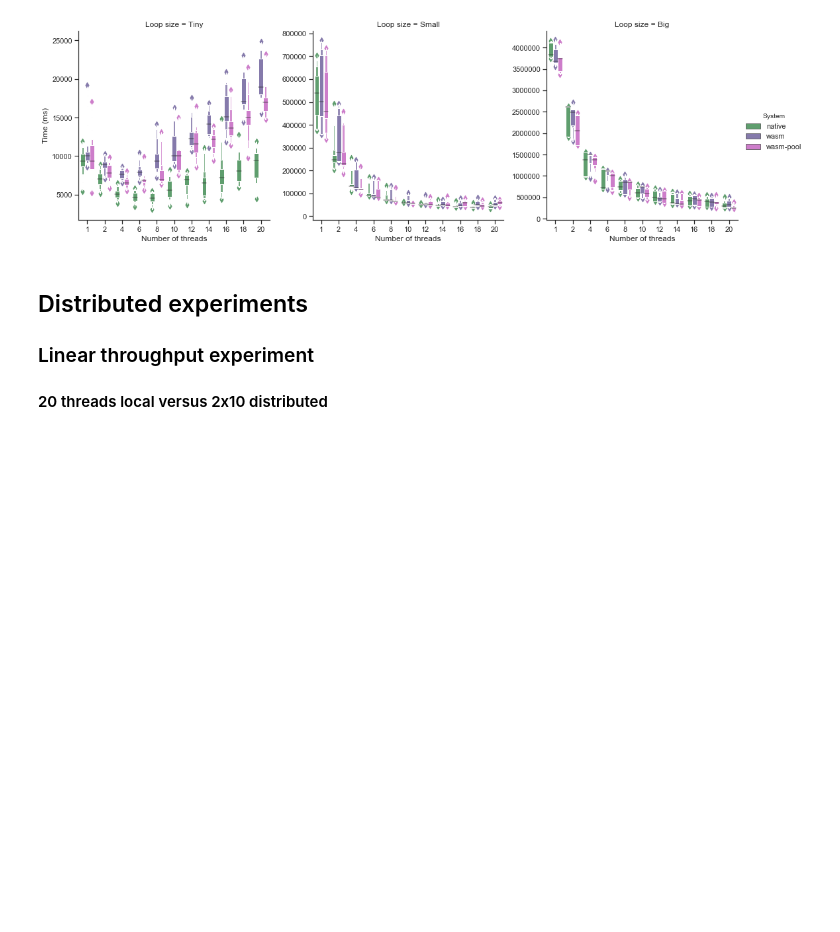
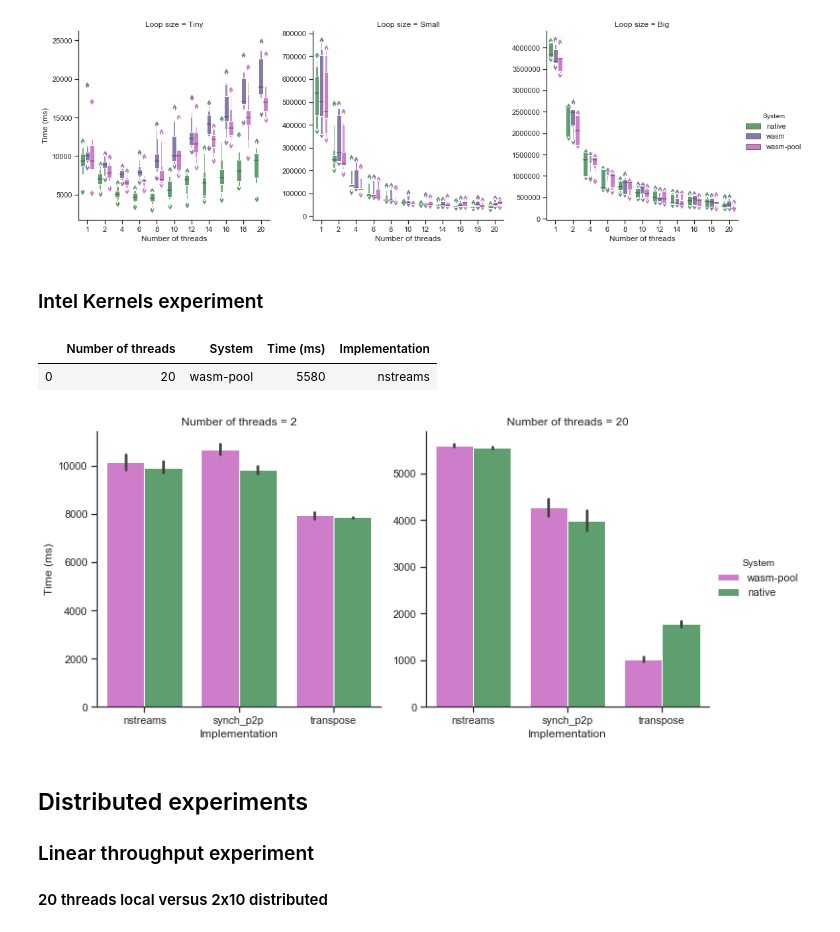
Before and after one commit to mfournial/faasm-benchmarks, a Jupyter notebook: graphs.ipynb, the cells around one changed output. Cells and saved outputs as stored; diff of their text form; code cells hidden in the pictures; blank space fills up the shorter version.

Commit message:
Add kernel experiment results

```diff
--- a/graphs.ipynb
+++ b/graphs.ipynb
@@ -82,6 +84,32 @@ g = sns.catplot(x=nt, y=tt, hue=st,
                 data=all_musl[all_musl[nt] <= 20])
 # %% [output]
 [figure]
+# %% [markdown]
+### Intel Kernels experiment
+# %%
+it = "Implementation"
+is1 = "nstreams"
+is2 = "synch_p2p"
+is3 = "transpose"
+i1 = pd.read_csv(f"intel-kernel/{is1}.csv", header=0, names=[nt, st, tt])
+i1[it] = is1
+i2 = pd.read_csv(f"intel-kernel/{is2}.csv", header=0, names=[nt, st, tt])
+i2[it] = is2
+i3 = pd.read_csv(f"intel-kernel/{is3}.csv", header=0, names=[nt, st, tt])
+i3[it] = is3
+intel = pd.concat([i1, i2, i3], axis=0)
+intel.head(1)
+# %% [output]
+|  | Number of threads | System | Time (ms) | Implementation |
+| 0 | 20 | wasm-pool | 5580 | nstreams |
+# %%
+g = sns.catplot(x=it, y=tt, hue=st,
+                col=nt, sharey=False,
+                palette=palette,
+                kind="bar",
+                data=intel)
+# %% [output]
+[figure, added]
 # %% [markdown]
 ## Distributed experiments
 
```
Also changed, not shown: parts of 1 cell of this notebook, 3 other files.
